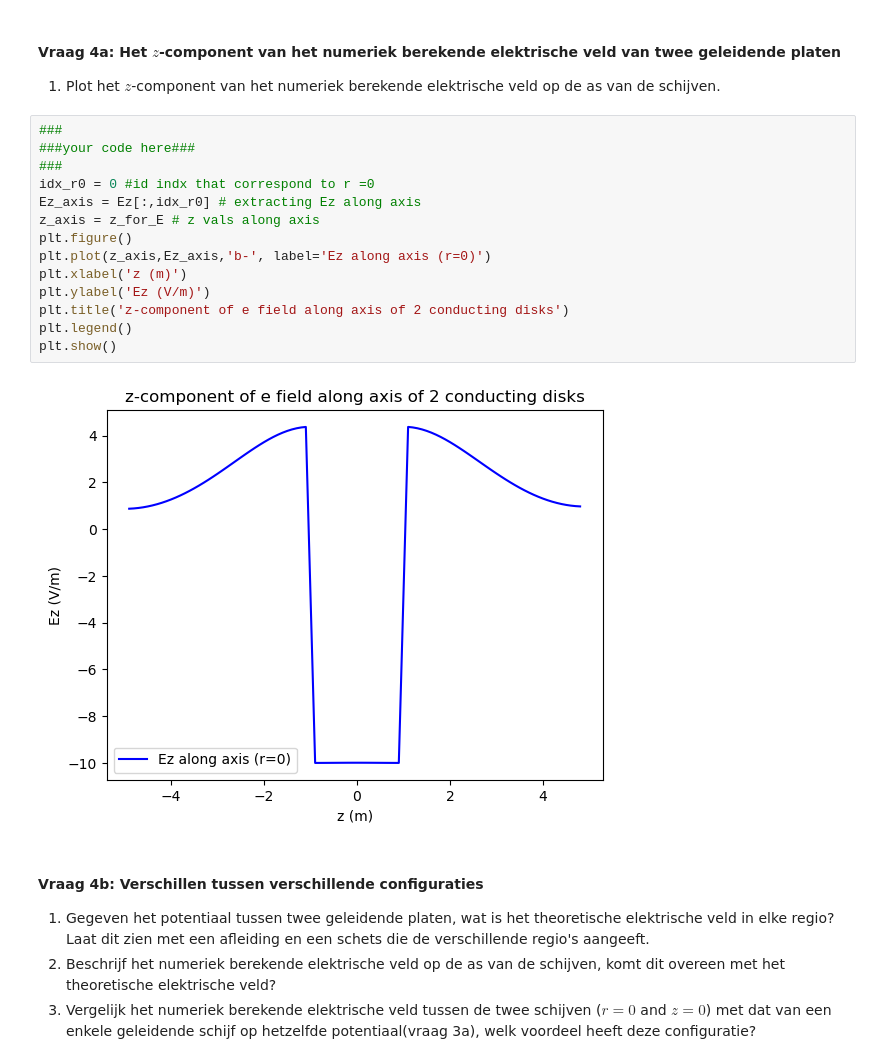
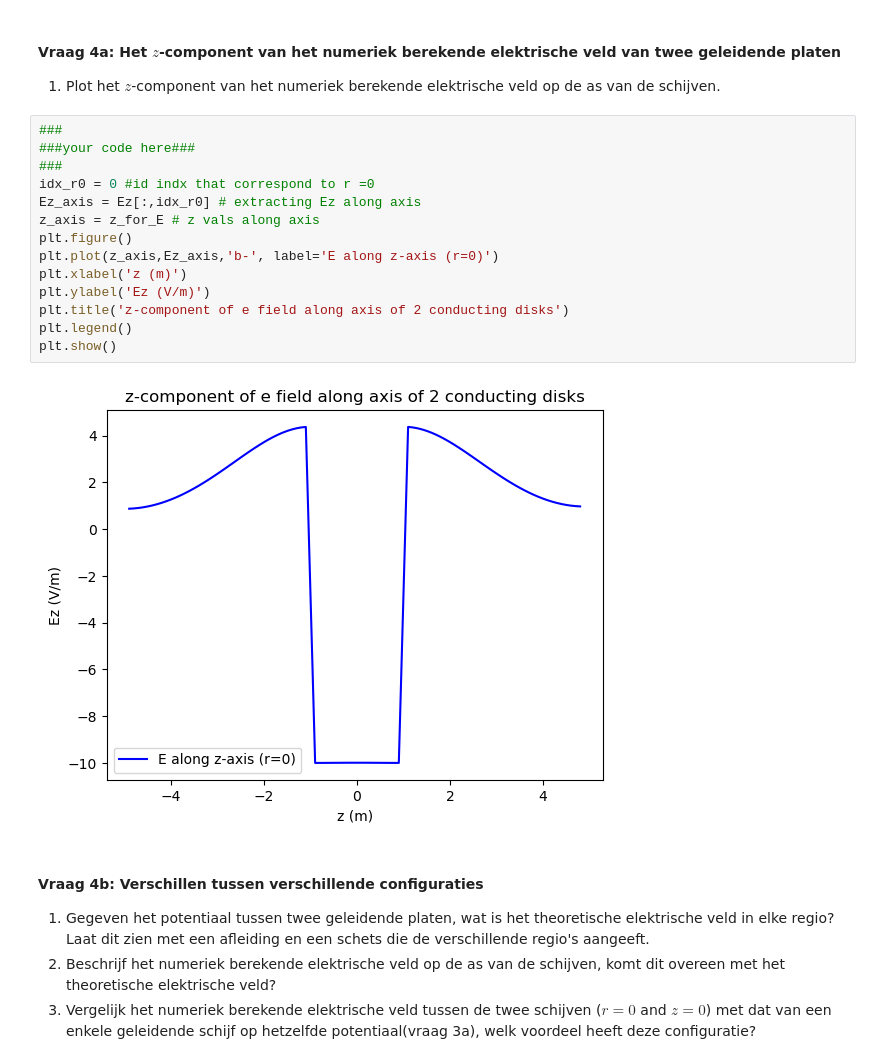
Before and after one commit to AragonMvD/opdrachten-DEF-Day, a Jupyter notebook: DigitaleOntwerpopdrachten/1CondensatorOpdracht/CondensatorOntwerpopdracht.ipynb, the cells around one changed output. Saved outputs shown, nothing was run; the diff lists cells and outputs as text.

```diff
--- a/DigitaleOntwerpopdrachten/1CondensatorOpdracht/CondensatorOntwerpopdracht.ipynb
+++ b/DigitaleOntwerpopdrachten/1CondensatorOpdracht/CondensatorOntwerpopdracht.ipynb
@@ -520,19 +520,19 @@ plot_results_disk(Ez, Er, normE, V, r, z, grid_step, disk_radius, z_pos_disk1, z
 # %%
 ###
 ###your code here###
 ###
 idx_r0 = 0 #id indx that correspond to r =0
 Ez_axis = Ez[:,idx_r0] # extracting Ez along axis
 z_axis = z_for_E # z vals along axis
 plt.figure()
-plt.plot(z_axis,Ez_axis,'b-', label='Ez along axis (r=0)')
+plt.plot(z_axis,Ez_axis,'b-', label='E along z-axis (r=0)')
 plt.xlabel('z (m)')
 plt.ylabel('Ez (V/m)')
 plt.title('z-component of e field along axis of 2 conducting disks')
 plt.legend()
 plt.show()
 # %% [output]
-[figure, old version]
+[figure, new version]
 # %% [markdown]
 #### Vraag 4b: Verschillen tussen verschillende configuraties
 
```
